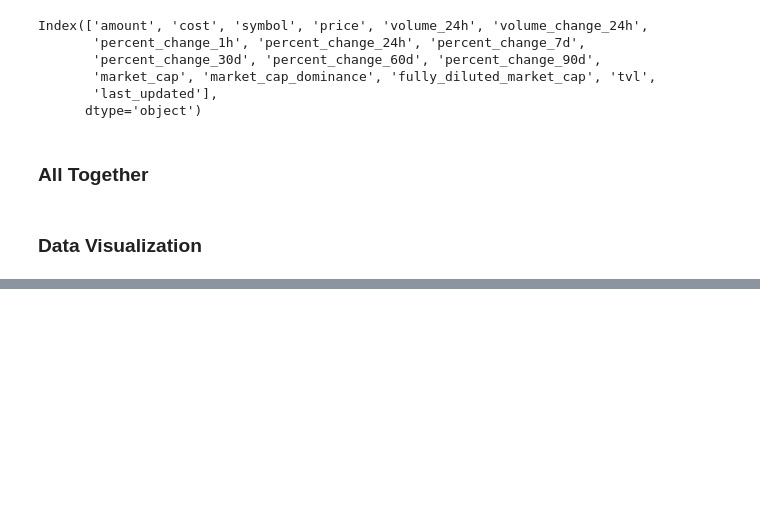
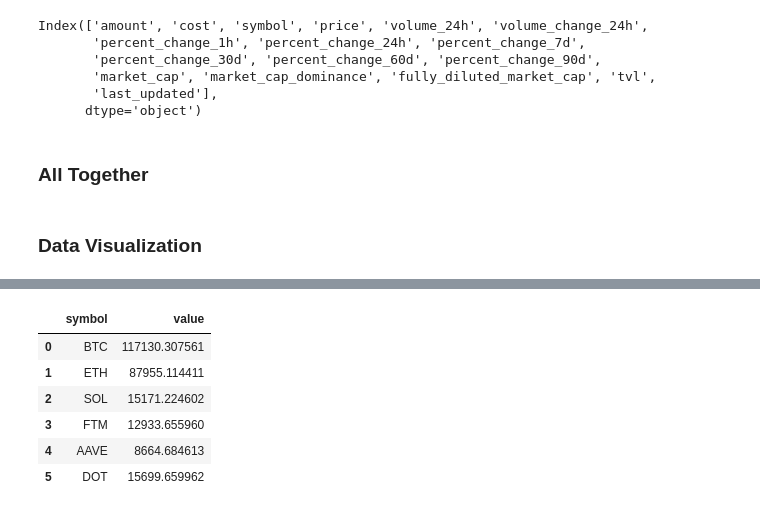
Before and after one commit to ericfflynn/crypto-portolio-dashboard, a Jupyter notebook: Notebooks/Part 3.ipynb, the cells around one changed output, grey strips where cells are left out. Cells and saved outputs as stored; diff of their text form; code cells hidden in the pictures; blank space fills up the shorter version.

```diff
--- a/Notebooks/Part 3.ipynb
+++ b/Notebooks/Part 3.ipynb
@@ -271,0 +297,11 @@ Index(['amount', 'cost', 'symbol', 'price', 'volume_24h', 'volume_change_24h',
+# %%
+df = coins[['symbol','value']]
+df
+# %% [output]
+|  | symbol | value |
+| 0 | BTC | 117130.307561 |
+| 1 | ETH | 87955.114411 |
+| 2 | SOL | 15171.224602 |
+| 3 | FTM | 12933.655960 |
+| 4 | AAVE | 8664.684613 |
+| 5 | DOT | 15699.659962 |
```
Also changed, not shown: parts of 10 cells of this notebook, 3 other files.
